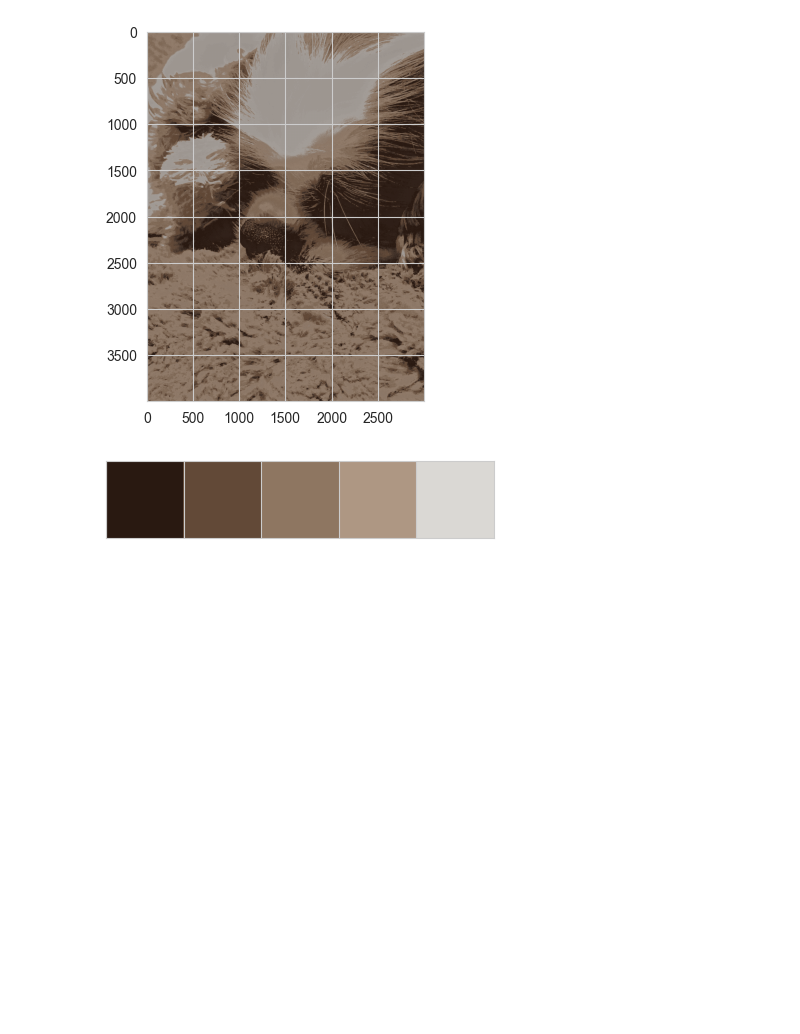
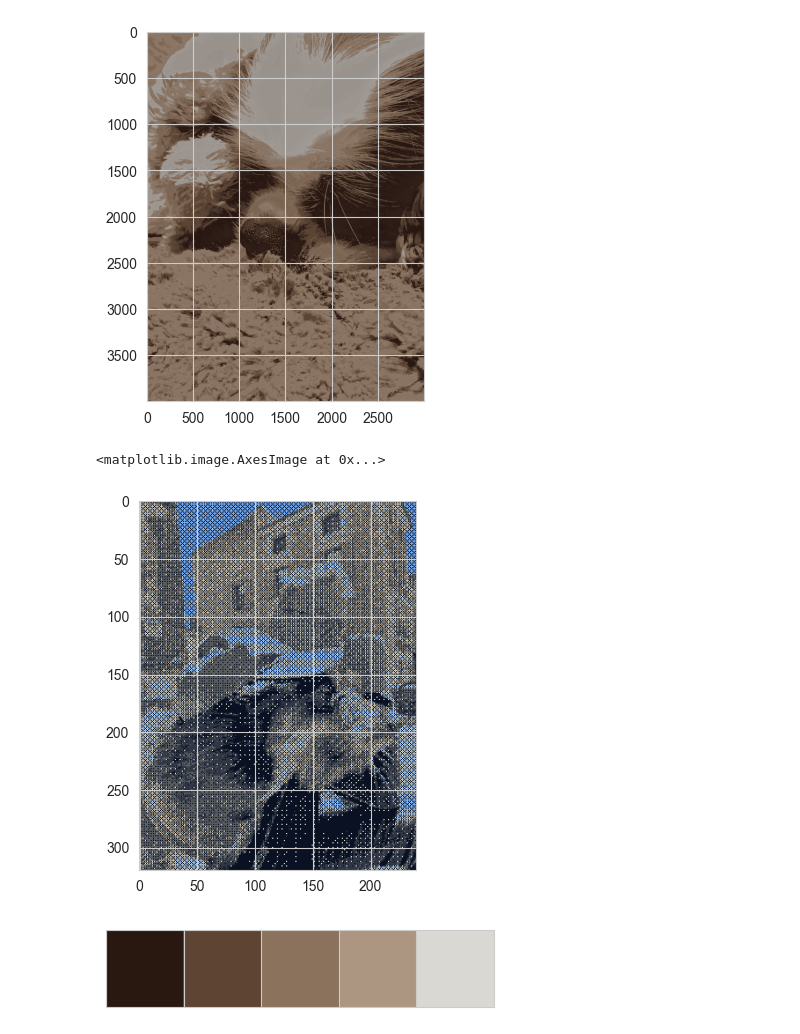
Before and after one commit to JakobFenderHSLU/auto-pixler, a Jupyter notebook: fake-pixel-art.ipynb, the cells around one changed output. Drawn from its saved outputs; the diff is of its cells as text; code cells hidden in the pictures; blank space fills up the shorter version.

Commit message:
optimize dithering

```diff
--- a/fake-pixel-art.ipynb
+++ b/fake-pixel-art.ipynb
@@ -259,7 +264,7 @@ rel_dist_next_color, sigmoided
 # %%
 def generate_pixel_art(img: np.array, dither_m: np.array, n_colors: int, downscale: int = 1, temperature: float = 20):
     img = img.copy()
-    # img = cv2.resize(img, (img.shape[1] // downscale, img.shape[0] // downscale))
+    img = cv2.resize(img, (img.shape[1] // downscale, img.shape[0] // downscale))
     q_img, palette = quantize_color_image_unique(img, n_colors)
     sorted_palette = sorted(palette.tolist())
     sorted_palette.reverse()
@@ -300,6 +305,38 @@ pl.imshow(temp_img)
 # %% [output]
 <matplotlib.image.AxesImage at 0x...>
 [figure]
+# %%
+def generate_pixel_art(img: np.array, dither_m: np.array, n_colors: int, downscale: int = 1, temperature: float = 20):
+    img = cv2.resize(img, (img.shape[1] // downscale, img.shape[0] // downscale))
+    q_img, palette = quantize_color_image_unique(img, n_colors)
+    sorted_palette = sorted(palette.tolist(), reverse=True)
+    d_img = np.full_like(img, sorted_palette[0], dtype=int)
+    n = dither_m.shape[0]
+
+    # Create index grids
+    x_idx, y_idx = np.meshgrid(np.arange(img.shape[1]), np.arange(img.shape[0]))
+    dither_idx = dither_m[x_idx % n, y_idx % n]
+
+    for i in range(len(sorted_palette) - 1):
+        current_color = sorted_palette[i]
+        next_color = sorted_palette[i + 1]
+        diff = img - current_color
+        distances = np.linalg.norm(diff, axis=-1)
+        rel_distances = distances / (distances + np.linalg.norm(img - next_color, axis=-1))
+        sigmoided = 1 / (1 + np.exp(-(rel_distances - 0.5) * temperature))
+        dithered = sigmoided > dither_idx
+        d_img[dithered] = next_color
+
+    return d_img, palette
+
+
+temp_img = cv2.cvtColor(cv2.imread('img/example/holly_cap.jpg'), cv2.COLOR_BGR2RGB)
+# Example usage
+temp_img, palette = generate_pixel_art(temp_img, dither_matrix(8), n_colors=8, downscale=4, temperature=10)
+pl.imshow(temp_img)
+# %% [output]
+<matplotlib.image.AxesImage at 0x...>
+[figure, added]
 # %%
 print_color_palette(sorted(palette.tolist()))
 # %% [output]
```
Also changed, not shown: parts of 3 cells of this notebook, 1 other file.
